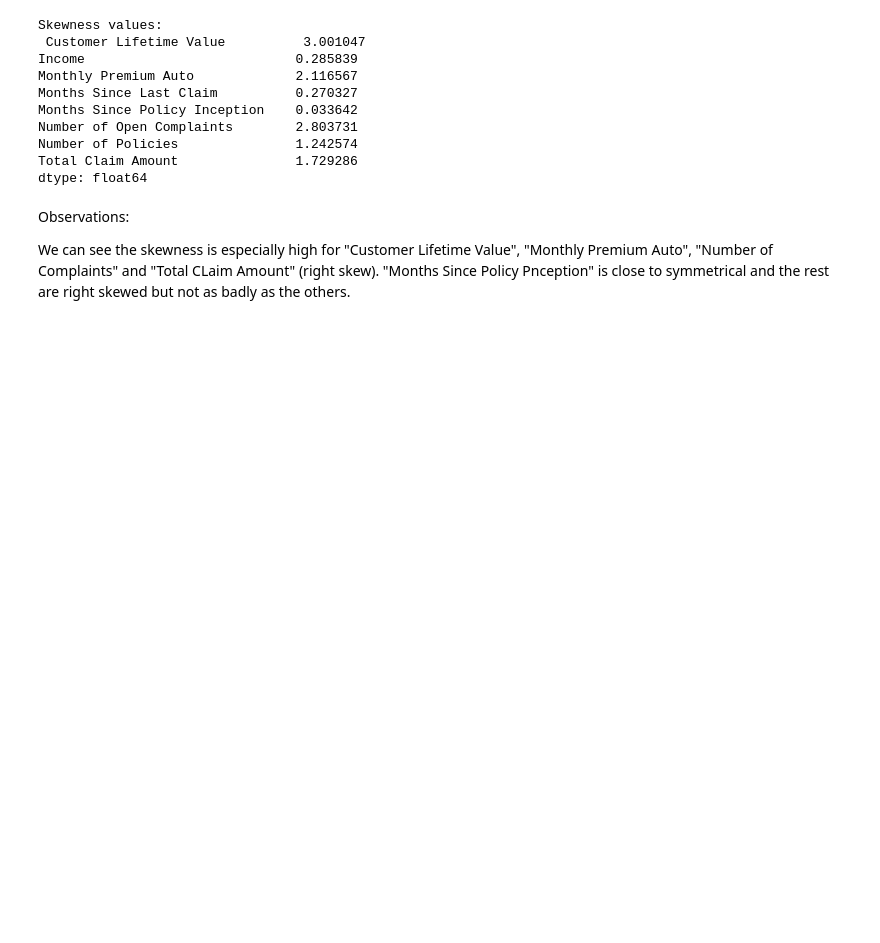
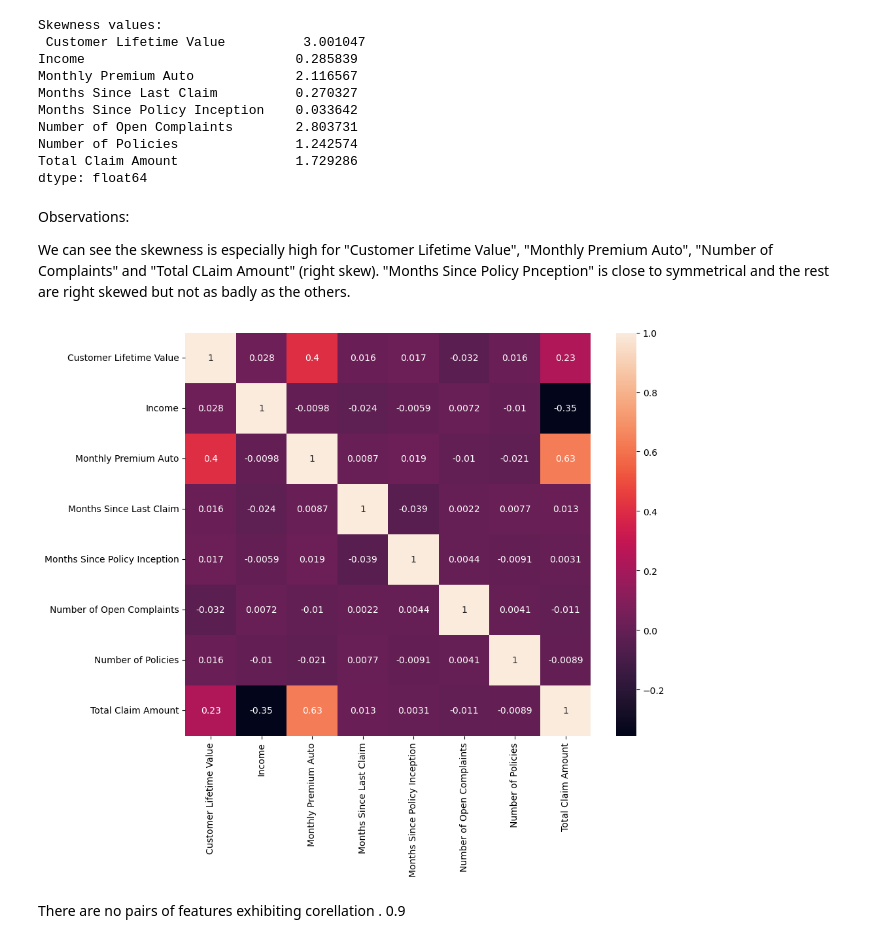
Before and after one commit to pdesgrip/lab-data-transformations, a Jupyter notebook: lab-data-transformations.ipynb, the cells around one changed output. Drawn from its saved outputs; the diff is of its cells as text; code cells hidden in the pictures; blank space fills up the shorter version.

```diff
--- a/lab-data-transformations.ipynb
+++ b/lab-data-transformations.ipynb
@@ -64,3 +66,14 @@ dtype: float64
 Observations:
 
 We can see the skewness is especially high for "Customer Lifetime Value", "Monthly Premium Auto", "Number of Complaints" and "Total CLaim Amount" (right skew). "Months Since Policy Pnception" is close to symmetrical and the rest are right skewed but not as badly as the others.
+# %%
+# Create the correlation matrix and check for multi-collinearity
+
+corr_matrix=numerical.corr(method='pearson')  # default
+fig, ax = plt.subplots(figsize=(10, 8))
+ax = sns.heatmap(corr_matrix, annot=True)
+plt.show()
+# %% [output]
+[figure, added]
+# %% [markdown]
+There are no pairs of features exhibiting corellation . 0.9
```
Also changed, not shown: parts of 1 cell of this notebook.
